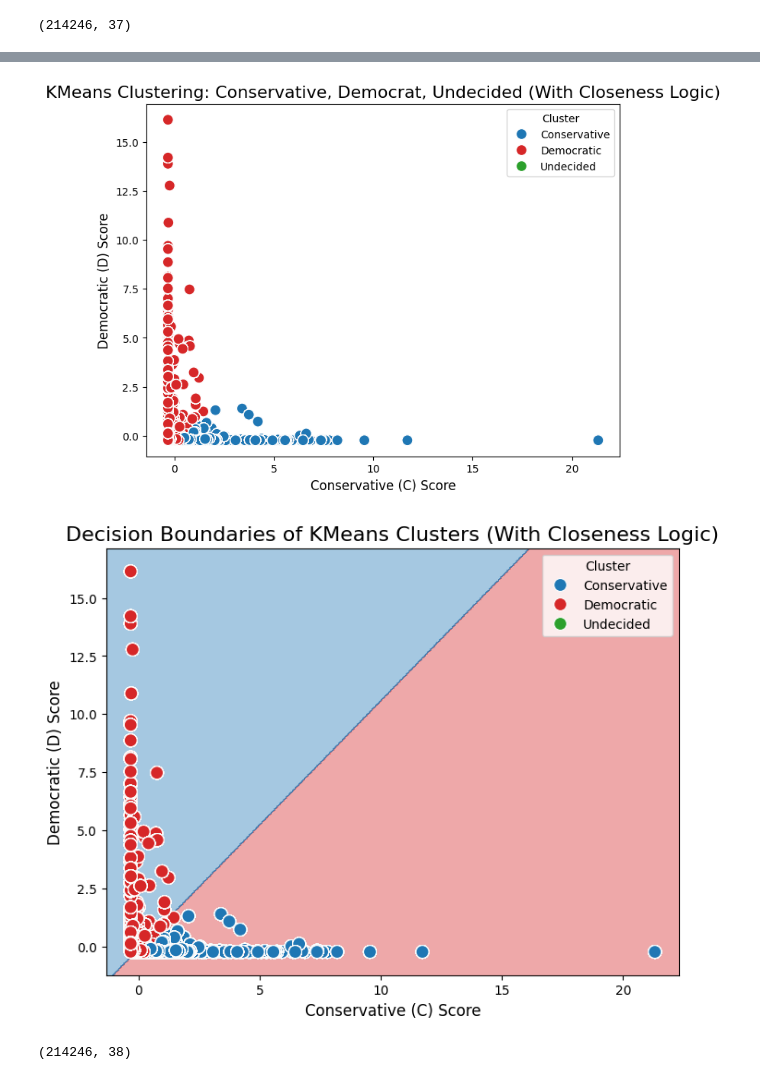
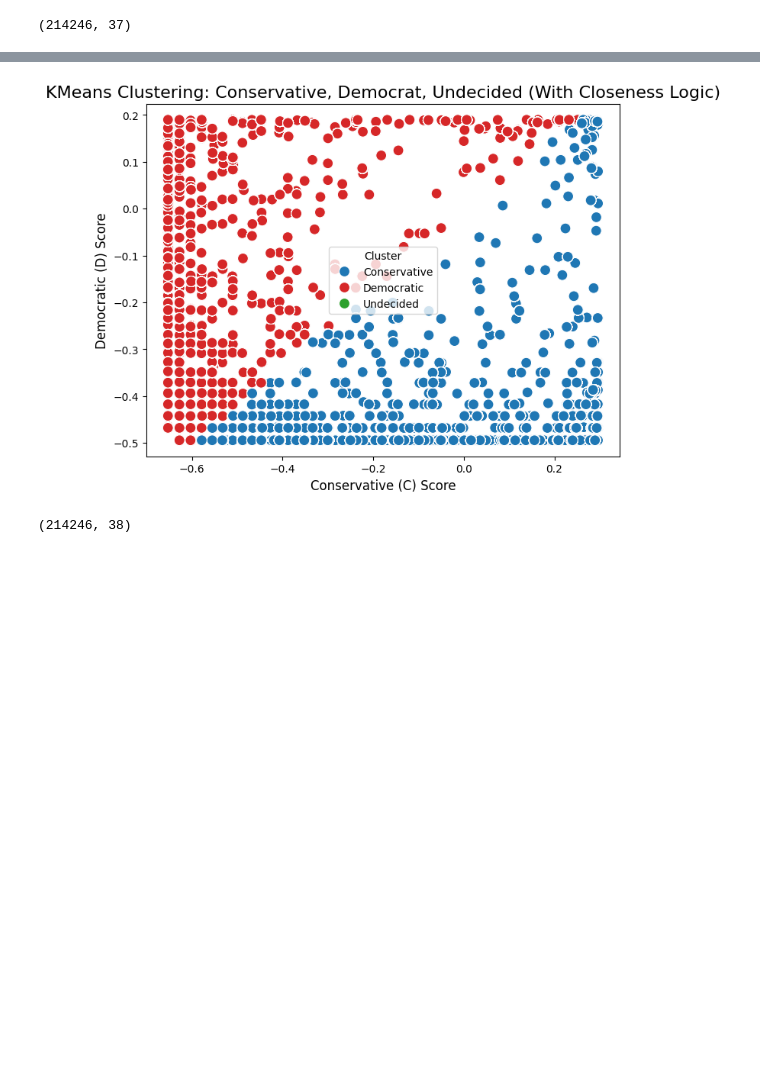
Before and after one commit to edo-lucio/predicting-political-view, a Jupyter notebook: nb.ipynb, the cells around one changed output, grey strips where cells are left out. Saved outputs shown, nothing was run; the diff lists cells and outputs as text; code cells hidden in the pictures; blank space fills up the shorter version.

```diff
--- a/nb.ipynb
+++ b/nb.ipynb
@@ -280,7 +292,7 @@ In general, democrats subreddits appear to have a higher variability. This can b
 # %%
 import pandas as pd
 
-def add_party_scores(data: pd.DataFrame, value: str) -> pd.DataFrame:
+def add_party_scores(data: pd.DataFrame, value: str, log: bool = False) -> pd.DataFrame:
     """
     Processes the transformed data by performing pivoting, normalization, and merging.
 
@@ -292,6 +304,7 @@ def add_party_scores(data: pd.DataFrame, value: str) -> pd.DataFrame:
     """
 
     data = data.copy()
+
     pivoted = data.pivot_table(
         index=["username"],
         columns="label",
@@ -302,6 +315,9 @@ def add_party_scores(data: pd.DataFrame, value: str) -> pd.DataFrame:
     for col in ["c", "d"]:
         pivoted[col] = (pivoted[col] - pivoted[col].mean()) / pivoted[col].std()
 
+        if log:
+            pivoted[col], _ = yeojohnson(pivoted[col])
+
     pivoted["c_d"] = pivoted["c"] - pivoted["d"]
     pivoted = pivoted.fillna(0)
 
@@ -309,7 +325,7 @@ def add_party_scores(data: pd.DataFrame, value: str) -> pd.DataFrame:
 
     return result
 
-log_transformed_data_pivoted = add_party_scores(log_transformed_data, "label_score")
+log_transformed_data_pivoted = add_party_scores(log_transformed_data, "label_score", log=True)
 transformed_data_pivoted = add_party_scores(transformed_data, "label_score")
 # %% [markdown]
 Running an isolation forest with $n = 100$ estimation reported 21697 anomalies in both $c$ and $d$ scores (i.e. respectively upvotes received in Conservative and Democrats subreddits). By inspecting some of the more extreme cases it can be shown that a high amount of upvotes does not necessarily indicate a strongly polarized ideological content but rather a news that caused a stir on the social media platform.
@@ -515,41 +515,37 @@ def detect_parties(data, proximity_threshold=1.5, plot_data=False):
         penalty_labels = np.array(penalty_labels).reshape(xx.shape)
         custom_cmap = ListedColormap(["#2ca02c", "#d62728", "#1f77b4"])
 
-        # Plot decision boundaries
-        plot_decision_boundaries(xx, yy, penalty_labels, custom_cmap, data, "c", "d", "party", COLOR_PALETTE)
-
     X = preprocess_data(data, ["c", "d"])
     labels, centroids = perform_kmeans_clustering(X)
 
     # Calculate score differences
     score_differences = centroids[:, 0] - centroids[:, 1]
     global conservative_cluster, democratic_cluster, undecided_cluster
     undecided_cluster = np.argmin(np.abs(score_differences))
     conservative_cluster = np.argmax(score_differences)
     democratic_cluster = 3 - undecided_cluster - conservative_cluster
 
     # Map numeric clusters to descriptive labels
     cluster_labels = {
         conservative_cluster: "Conservative",
         democratic_cluster: "Democratic",
         undecided_cluster: "Undecided"
     }
 
     # Assign clusters with penalty logic
     labels_with_penalty = assign_clusters_with_penalty(X, centroids, proximity_threshold)
 
     # Map clusters to descriptive labels
     data['party'] = map_cluster_labels(labels_with_penalty, cluster_labels)
 
     if plot_data:
         plot(data)
 
     return data
 
-log_transformed_data_pivoted = detect_parties(log_transformed_data_pivoted, 2, plot_data=True)
+log_transformed_data_pivoted = detect_parties(log_transformed_data_pivoted, 1, plot_data=True)
 # %% [output]
-[figure, old version]
+[figure, new version]
-[figure, removed]
 # %%
 log_transformed_data_pivoted.shape
 # %% [output]
```
Also changed, not shown: parts of 17 cells of this notebook.
